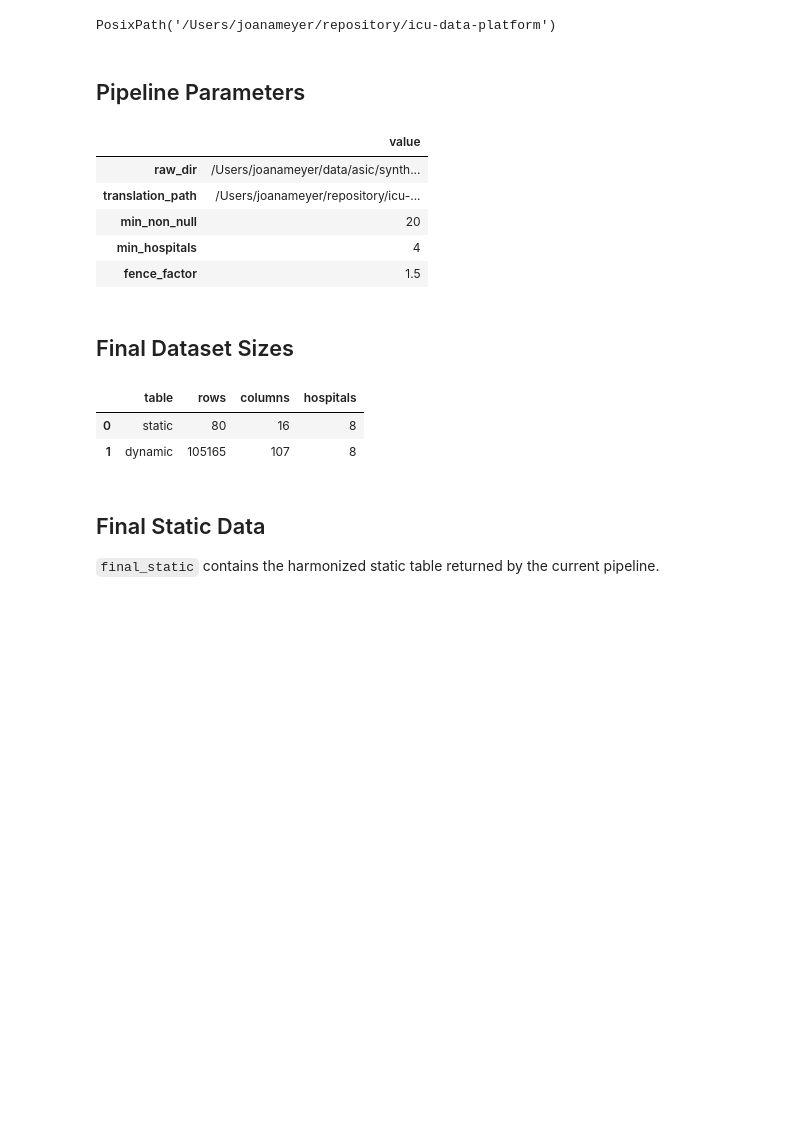
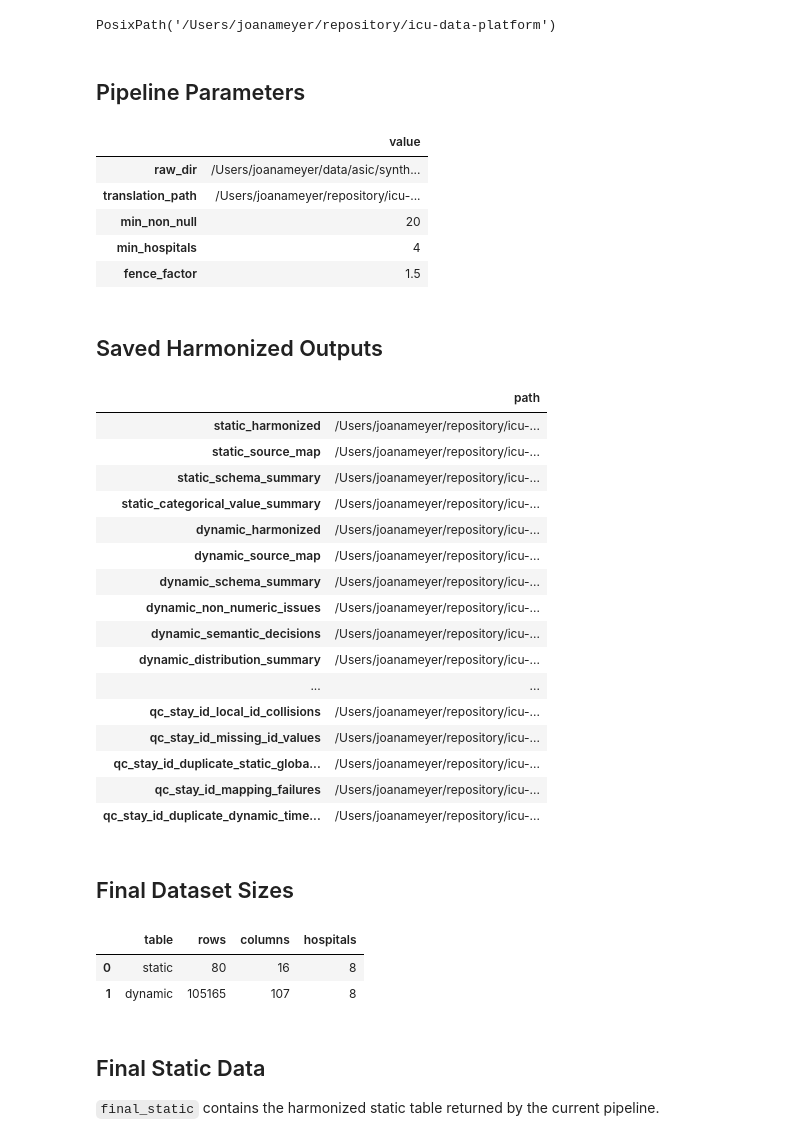
Before and after one commit to joameyer/icu-data-platform, a Jupyter notebook: notebooks/asic_pipeline_final_data.ipynb, the cells around one changed output. Cells and saved outputs as stored; diff of their text form; code cells hidden in the pictures; blank space fills up the shorter version.

```diff
--- a/notebooks/asic_pipeline_final_data.ipynb
+++ b/notebooks/asic_pipeline_final_data.ipynb
@@ -61,40 +65,62 @@ display(Markdown("## Pipeline Parameters"))
 display(pd.Series({key: str(value) for key, value in PIPELINE_PARAMETERS.items()}, name="value").to_frame())
 
 dataset = build_asic_harmonized_dataset(**PIPELINE_PARAMETERS)
+output_paths = write_asic_harmonized_dataset(dataset, PROJECT_ROOT / DEFAULT_ASIC_HARMONIZED_OUTPUT_DIR)
 final_static = dataset.static.combined.copy()
 final_dynamic = dataset.dynamic.combined.copy()
+
+display(Markdown("## Saved Harmonized Outputs"))
+display(pd.Series({key: str(path) for key, path in output_paths.items()}, name="path").to_frame())
 
 display(Markdown("## Final Dataset Sizes"))
 display(
     pd.DataFrame(
         [
             {
                 "table": "static",
                 "rows": final_static.shape[0],
                 "columns": final_static.shape[1],
                 "hospitals": final_static["hospital_id"].nunique(dropna=True),
             },
             {
                 "table": "dynamic",
                 "rows": final_dynamic.shape[0],
                 "columns": final_dynamic.shape[1],
                 "hospitals": final_dynamic["hospital_id"].nunique(dropna=True),
             },
         ]
     )
 )
 # %% [output]
 ## Pipeline Parameters
 |  | value |
 | raw_dir | /Users/joanameyer/data/asic/synth... |
 | translation_path | /Users/joanameyer/repository/icu-... |
 | min_non_null | 20 |
 | min_hospitals | 4 |
 | fence_factor | 1.5 |
-## Final Dataset Sizes
+## Saved Harmonized Outputs
-|  | table | rows | columns | hospitals |
-| 0 | static | 80 | 16 | 8 |
-| 1 | dynamic | 105165 | 107 | 8 |
+|  | path |
+| static_harmonized | /Users/joanameyer/repository/icu-... |
+| static_source_map | /Users/joanameyer/repository/icu-... |
+| static_schema_summary | /Users/joanameyer/repository/icu-... |
+| static_categorical_value_summary | /Users/joanameyer/repository/icu-... |
+| dynamic_harmonized | /Users/joanameyer/repository/icu-... |
+| dynamic_source_map | /Users/joanameyer/repository/icu-... |
+| dynamic_schema_summary | /Users/joanameyer/repository/icu-... |
+| dynamic_non_numeric_issues | /Users/joanameyer/repository/icu-... |
+| dynamic_semantic_decisions | /Users/joanameyer/repository/icu-... |
+| dynamic_distribution_summary | /Users/joanameyer/repository/icu-... |
+| ... | ... |
+| qc_stay_id_local_id_collisions | /Users/joanameyer/repository/icu-... |
+| qc_stay_id_missing_id_values | /Users/joanameyer/repository/icu-... |
+| qc_stay_id_duplicate_static_globa... | /Users/joanameyer/repository/icu-... |
+| qc_stay_id_mapping_failures | /Users/joanameyer/repository/icu-... |
+| qc_stay_id_duplicate_dynamic_time... | /Users/joanameyer/repository/icu-... |
+## Final Dataset Sizes
+|  | table | rows | columns | hospitals |
+| 0 | static | 80 | 16 | 8 |
+| 1 | dynamic | 105165 | 107 | 8 |
 # %% [markdown]
 ## Final Static Data
 
```
Also changed, not shown: parts of 6 cells of this notebook, 5 other files.
